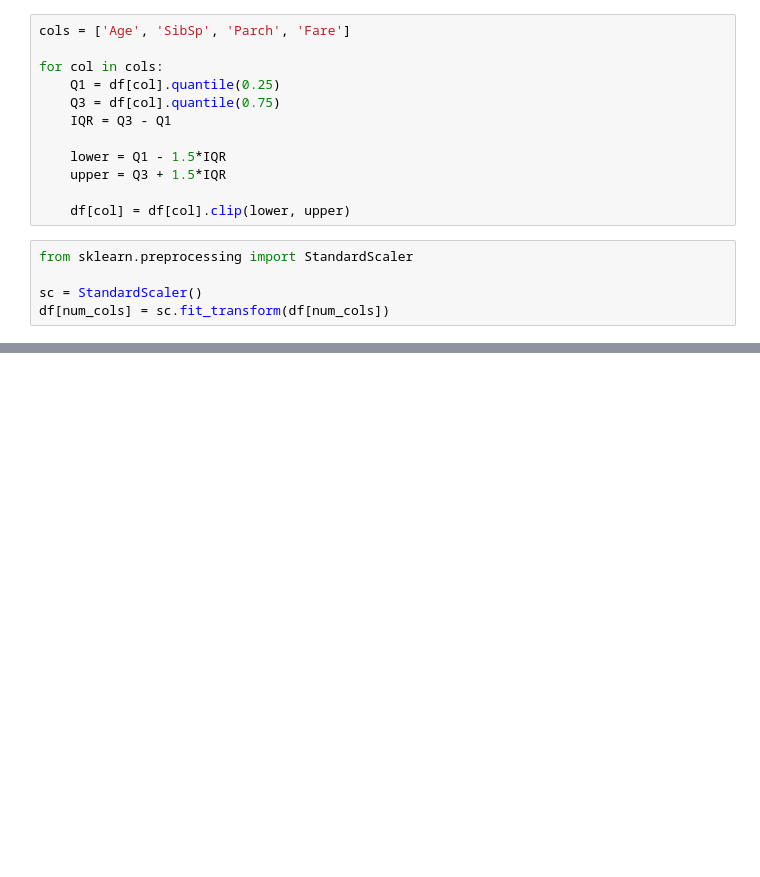
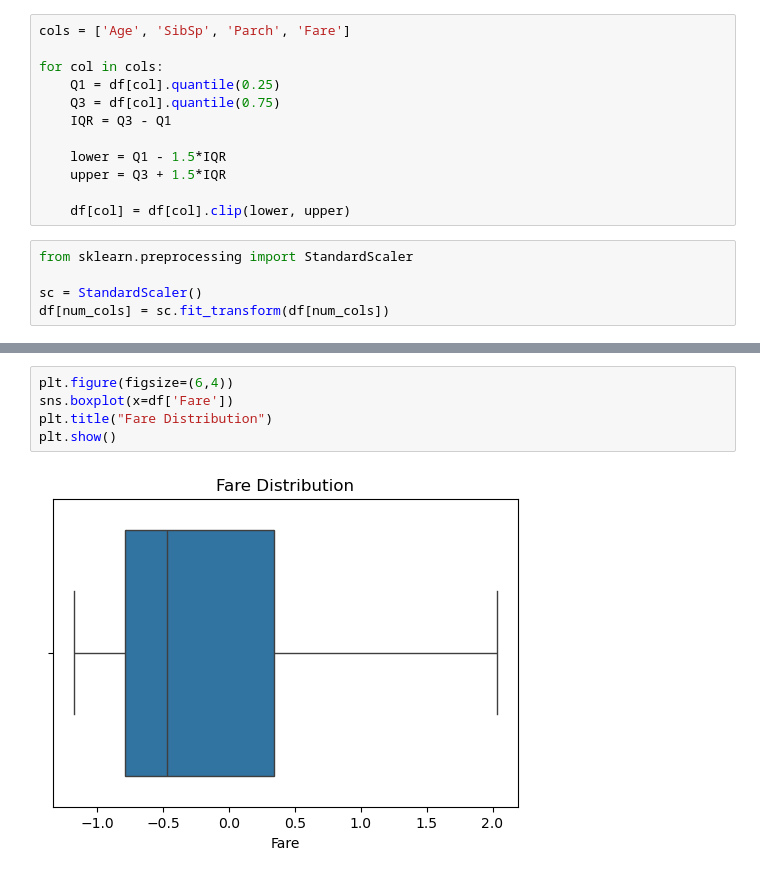
Before and after one commit to AanchalPandey16/Task, a Jupyter notebook: Data Cleaning & Preprocessing.ipynb, the cells around one changed output, grey strips where cells are left out. Saved outputs shown, nothing was run; the diff lists cells and outputs as text; blank space fills up the shorter version.

```diff
--- a/Data Cleaning & Preprocessing.ipynb
+++ b/Data Cleaning & Preprocessing.ipynb
@@ -193,0 +228,7 @@ df.head()
+# %%
+plt.figure(figsize=(6,4))
+sns.boxplot(x=df['Fare'])
+plt.title("Fare Distribution")
+plt.show()
+# %% [output]
+[figure, added]
```
Also changed, not shown: parts of 10 cells of this notebook.
